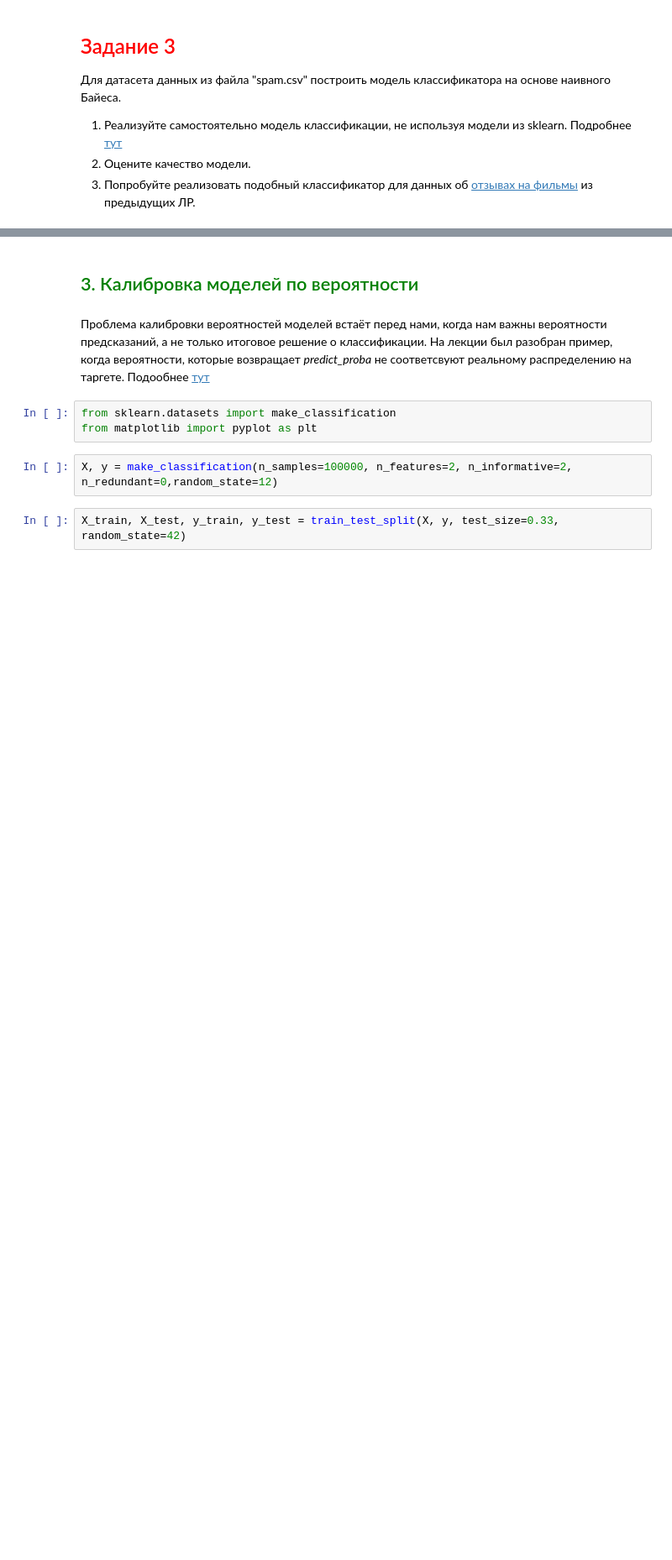
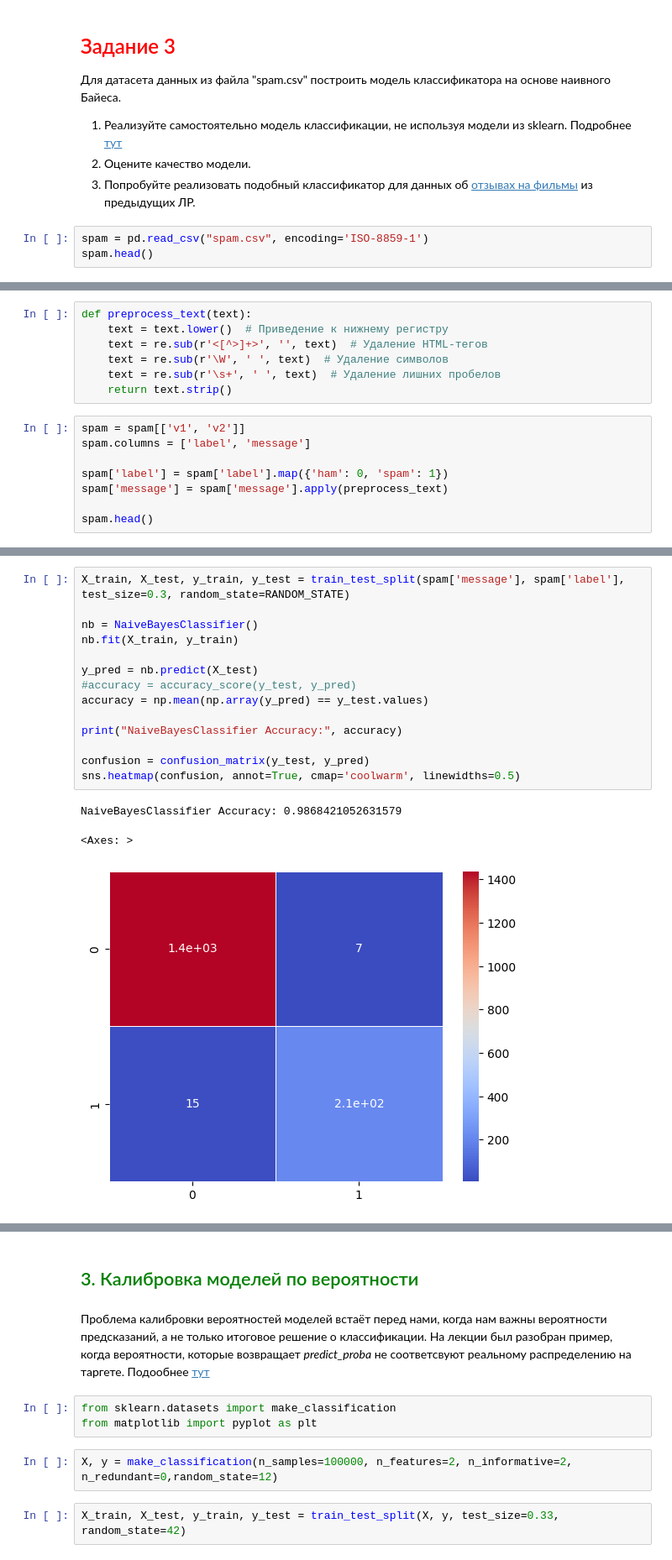
Before and after one commit to Dragoh54/MachineLearning-Labs, a Jupyter notebook: lab8/2024_ML_LR8_MACS.ipynb, the cells around one changed output, grey strips where cells are left out. Shown at 84% size. Cells and saved outputs as stored; diff of their text form; blank space fills up the shorter version.

```diff
--- a/lab8/2024_ML_LR8_MACS.ipynb
+++ b/lab8/2024_ML_LR8_MACS.ipynb
@@ -427,3 +503,6 @@ array(['naked', 'yo', 'at', 'boat', 'my', 'me', 'here', 'half', 'on', 'm',
 1. Реализуйте самостоятельно модель классификации, не используя модели из sklearn. Подробнее [тут](https://www.bazhenov.me/blog/2012/06/11/naive-bayes.html)
 2. Оцените качество модели.
 3. Попробуйте реализовать подобный классификатор для данных об [отзывах на фильмы](https://www.kaggle.com/datasets/lakshmi25npathi/imdb-dataset-of-50k-movie-reviews) из предыдущих ЛР.
+# %%
+spam = pd.read_csv("spam.csv", encoding='ISO-8859-1')
+spam.head()
@@ -429,0 +516,15 @@ array(['naked', 'yo', 'at', 'boat', 'my', 'me', 'here', 'half', 'on', 'm',
+# %%
+def preprocess_text(text):
+    text = text.lower()  # Приведение к нижнему регистру
+    text = re.sub(r'<[^>]+>', '', text)  # Удаление HTML-тегов
+    text = re.sub(r'\W', ' ', text)  # Удаление символов
+    text = re.sub(r'\s+', ' ', text)  # Удаление лишних пробелов
+    return text.strip()
+# %%
+spam = spam[['v1', 'v2']]
+spam.columns = ['label', 'message']
+
+spam['label'] = spam['label'].map({'ham': 0, 'spam': 1})
+spam['message'] = spam['message'].apply(preprocess_text)
+
+spam.head()
@@ -429,0 +582,18 @@ array(['naked', 'yo', 'at', 'boat', 'my', 'me', 'here', 'half', 'on', 'm',
+# %%
+X_train, X_test, y_train, y_test = train_test_split(spam['message'], spam['label'], test_size=0.3, random_state=RANDOM_STATE)
+
+nb = NaiveBayesClassifier()
+nb.fit(X_train, y_train)
+
+y_pred = nb.predict(X_test)
+#accuracy = accuracy_score(y_test, y_pred)
+accuracy = np.mean(np.array(y_pred) == y_test.values)
+
+print("NaiveBayesClassifier Accuracy:", accuracy)
+
+confusion = confusion_matrix(y_test, y_pred)
+sns.heatmap(confusion, annot=True, cmap='coolwarm', linewidths=0.5)
+# %% [output]
+NaiveBayesClassifier Accuracy: 0.9868421052631579
+<Axes: >
+[figure, added]
```
Also changed, not shown: parts of 17 cells of this notebook, 1 other file.
